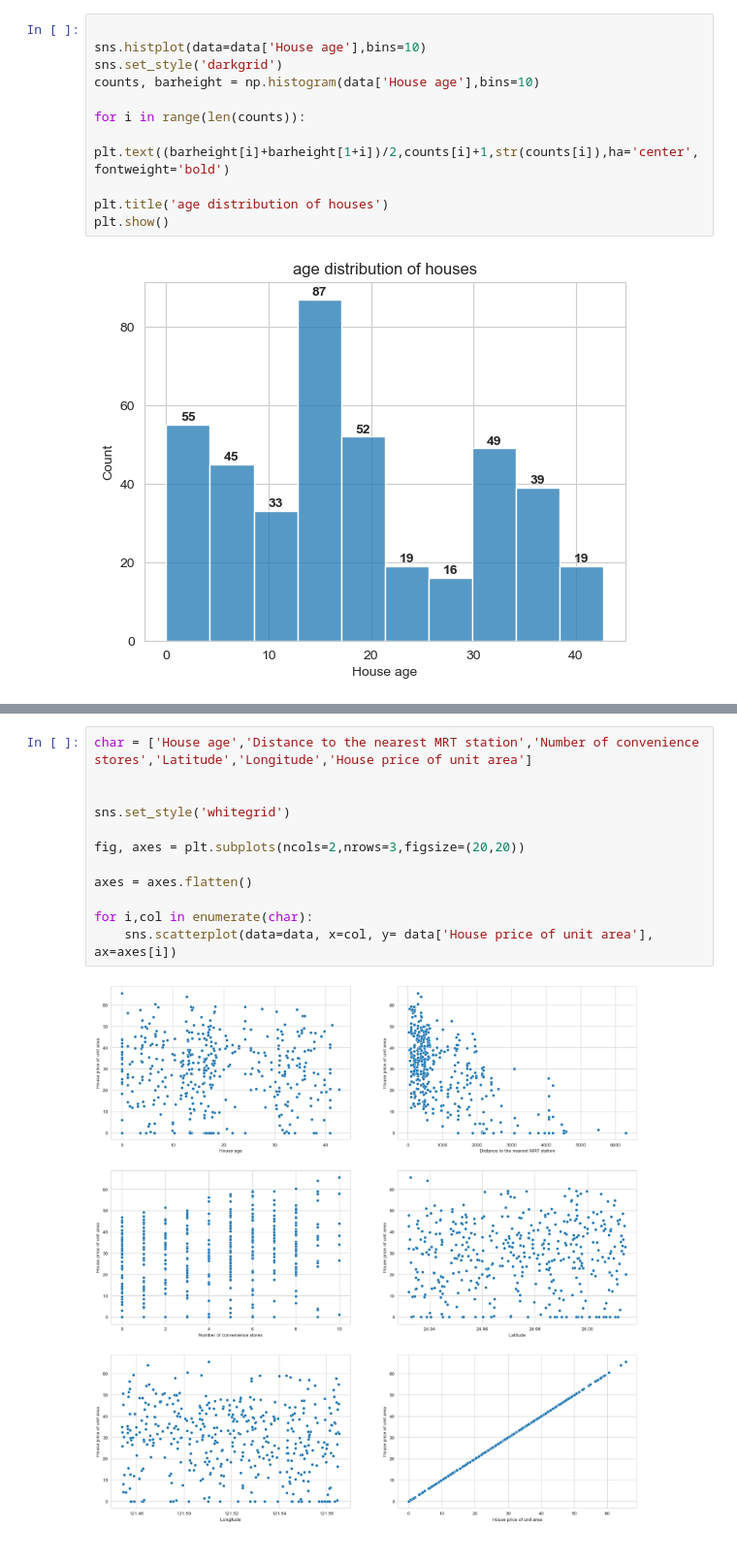
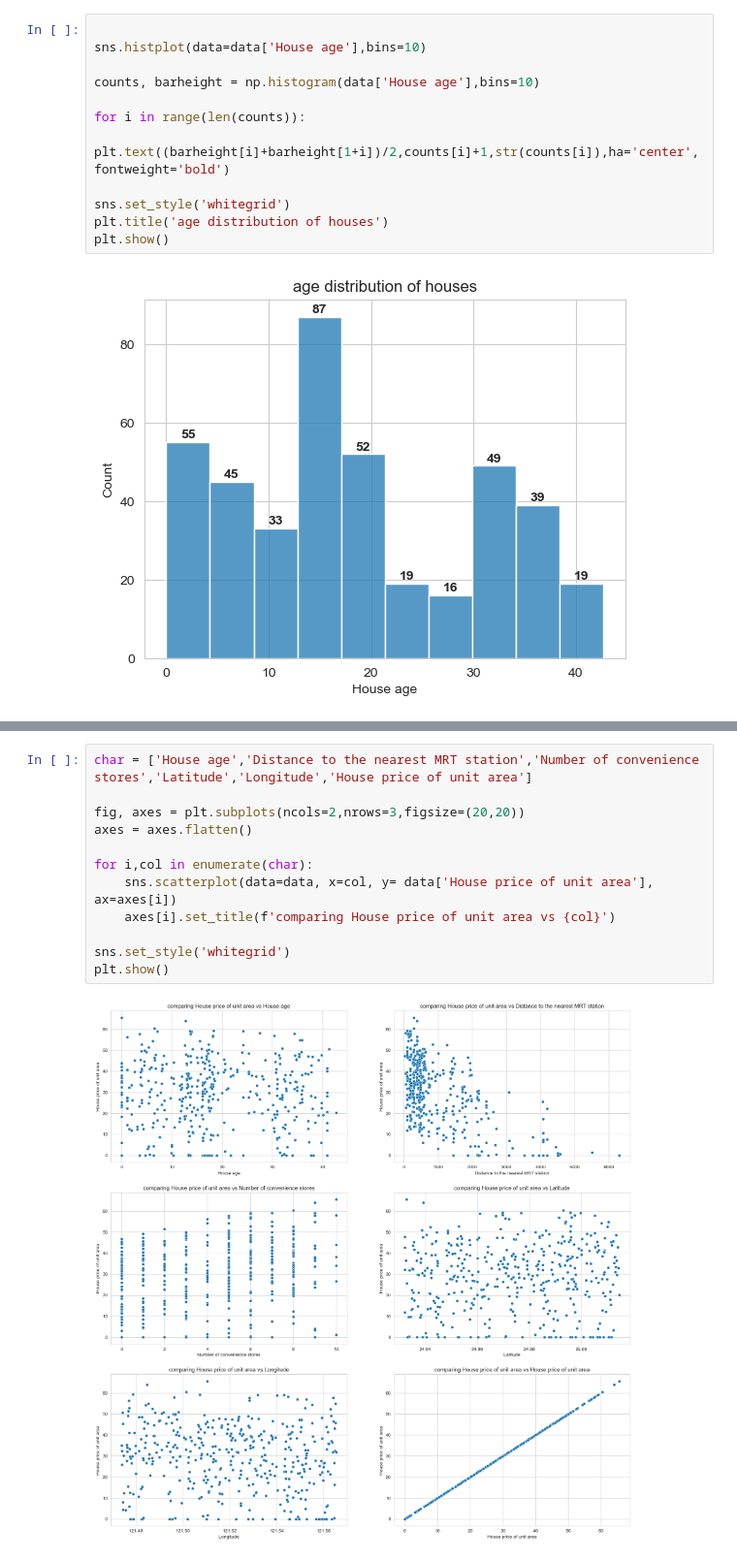
Before and after one commit to jagadabhijaswanth/Real-Estate-Price-Prediction, a Jupyter notebook: model.ipynb, the cells around one changed output, grey strips where cells are left out. Shown at 97% size. Drawn from its saved outputs; the diff is of its cells as text.

```diff
--- a/model.ipynb
+++ b/model.ipynb
@@ -85,12 +85,13 @@ EDA
 # %%
 
 sns.histplot(data=data['House age'],bins=10)
-sns.set_style('darkgrid')
+
 counts, barheight = np.histogram(data['House age'],bins=10)
 
 for i in range(len(counts)):
     plt.text((barheight[i]+barheight[1+i])/2,counts[i]+1,str(counts[i]),ha='center',fontweight='bold')
 
+sns.set_style('whitegrid')
 plt.title('age distribution of houses')
 plt.show()
 # %% [output]
@@ -115,14 +113,14 @@ plt.show()
 # %%
 char = ['House age','Distance to the nearest MRT station','Number of convenience stores','Latitude','Longitude','House price of unit area']
 
-
-sns.set_style('whitegrid')
-
 fig, axes = plt.subplots(ncols=2,nrows=3,figsize=(20,20))
-
 axes = axes.flatten()
 
 for i,col in enumerate(char):
     sns.scatterplot(data=data, x=col, y= data['House price of unit area'], ax=axes[i])
+    axes[i].set_title(f'comparing House price of unit area vs {col}')
+
+sns.set_style('whitegrid')
+plt.show()
 # %% [output]
-[figure, old version]
+[figure, new version]
```
Also changed, not shown: parts of 13 cells of this notebook.
